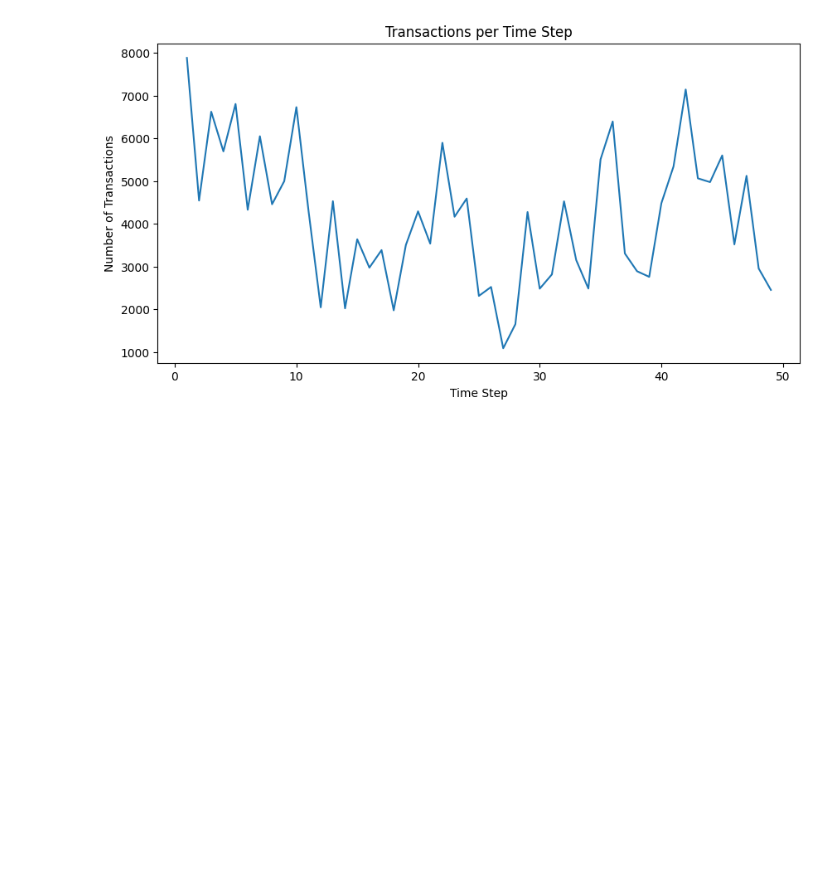
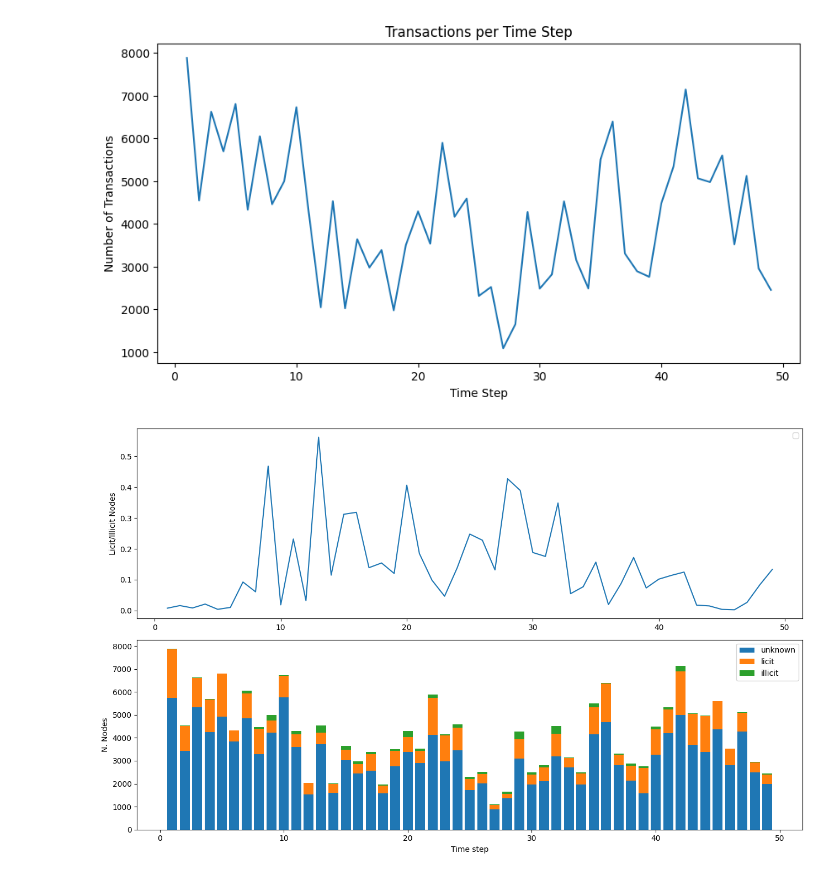
Before and after one commit to jvitorthomaz/tcc-mba-fraud-detection, a Jupyter notebook: scripts/notebooks/EDA_plots.ipynb, the cells around one changed output. Saved outputs shown, nothing was run; the diff lists cells and outputs as text; code cells hidden in the pictures; blank space fills up the shorter version.

```diff
--- a/scripts/notebooks/EDA_plots.ipynb
+++ b/scripts/notebooks/EDA_plots.ipynb
@@ -82,3 +82,43 @@ plt.title("Transactions per Time Step")
 plt.show()
 # %% [output]
 [figure]
+# %%
+
+feat_cols = ['txId', 'time_step'] + [f'trans_feat_{i}' for i in range(93)] + [f'agg_feat_{i}' for i in range(72)]
+feats = pd.read_csv("../datasets/elliptic_txs_features.csv", header=None, names=feat_cols)
+
+
+classes.columns = ['txId', 'label']
+
+df = classes.set_index('txId').join(feats.set_index('txId'))
+
+
+total = df['time_step'].value_counts().sort_index()
+illicit = df['time_step'][df['label']=='1'].value_counts().sort_index()
+licit = df['time_step'][df['label']=='2'].value_counts().sort_index()
+unknown = df['time_step'][df['label']=='unknown'].value_counts().sort_index()
+
+step = np.arange(1, 50, dtype=int)
+
+stacked = {
+    "unknown":unknown,
+    "licit":licit,
+    "illicit":illicit
+}
+width=0.8
+bottom=np.zeros(49)
+plt.figure(figsize=(13, 8), layout='tight')
+plt.subplot(2, 1, 2)
+for label, num in stacked.items():
+    plt.bar(step, num, width, label=label, bottom=bottom)
+    bottom += num
+plt.legend()
+plt.xlabel('Time step')
+plt.ylabel('N. Nodes')
+plt.subplot(2, 1, 1)
+plt.plot(step, illicit/licit)
+plt.legend()
+plt.ylabel('Licit/Illicit Nodes')
+plt.show()
+# %% [output]
+[figure, added]
```
Also changed, not shown: 42 other files.
